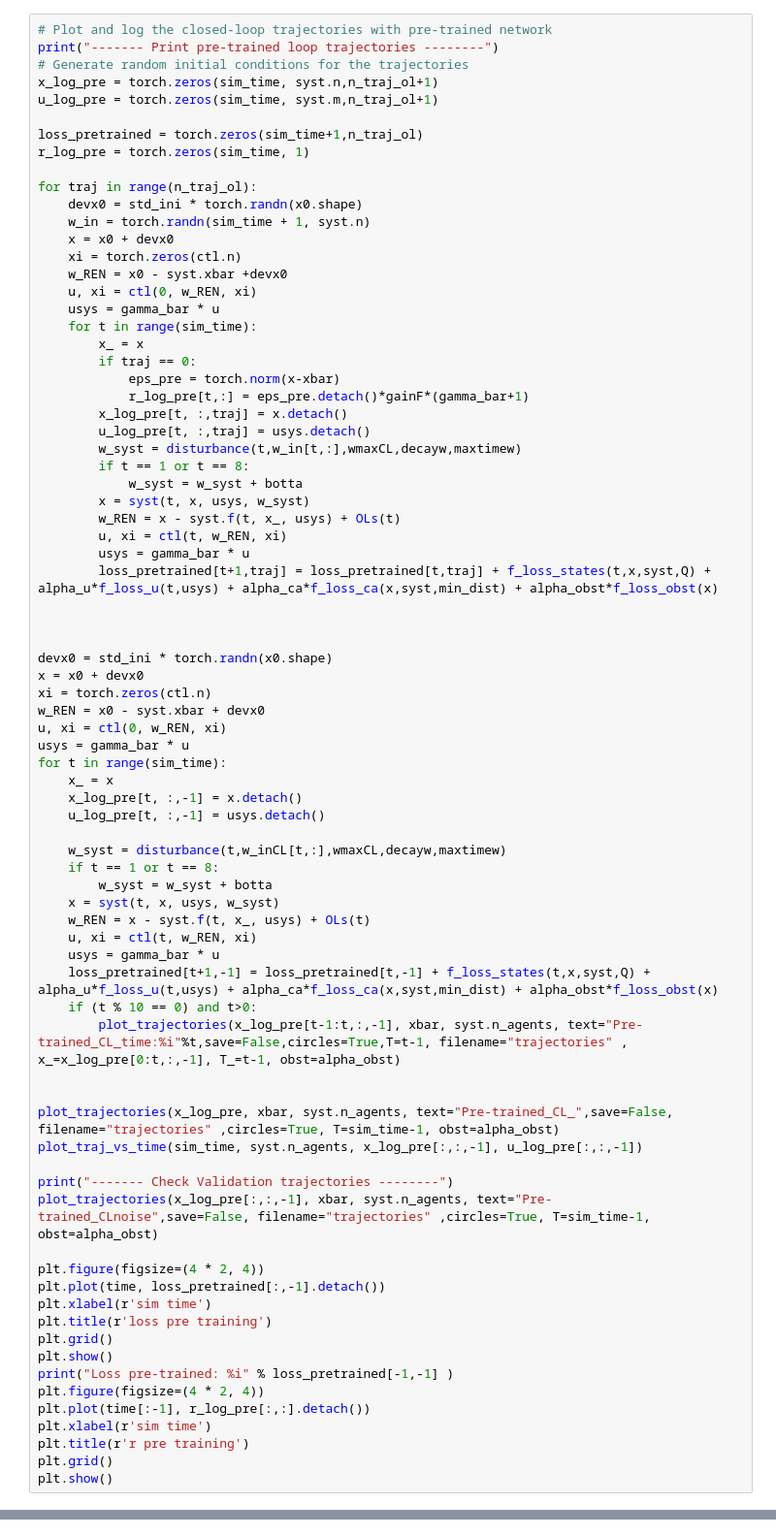
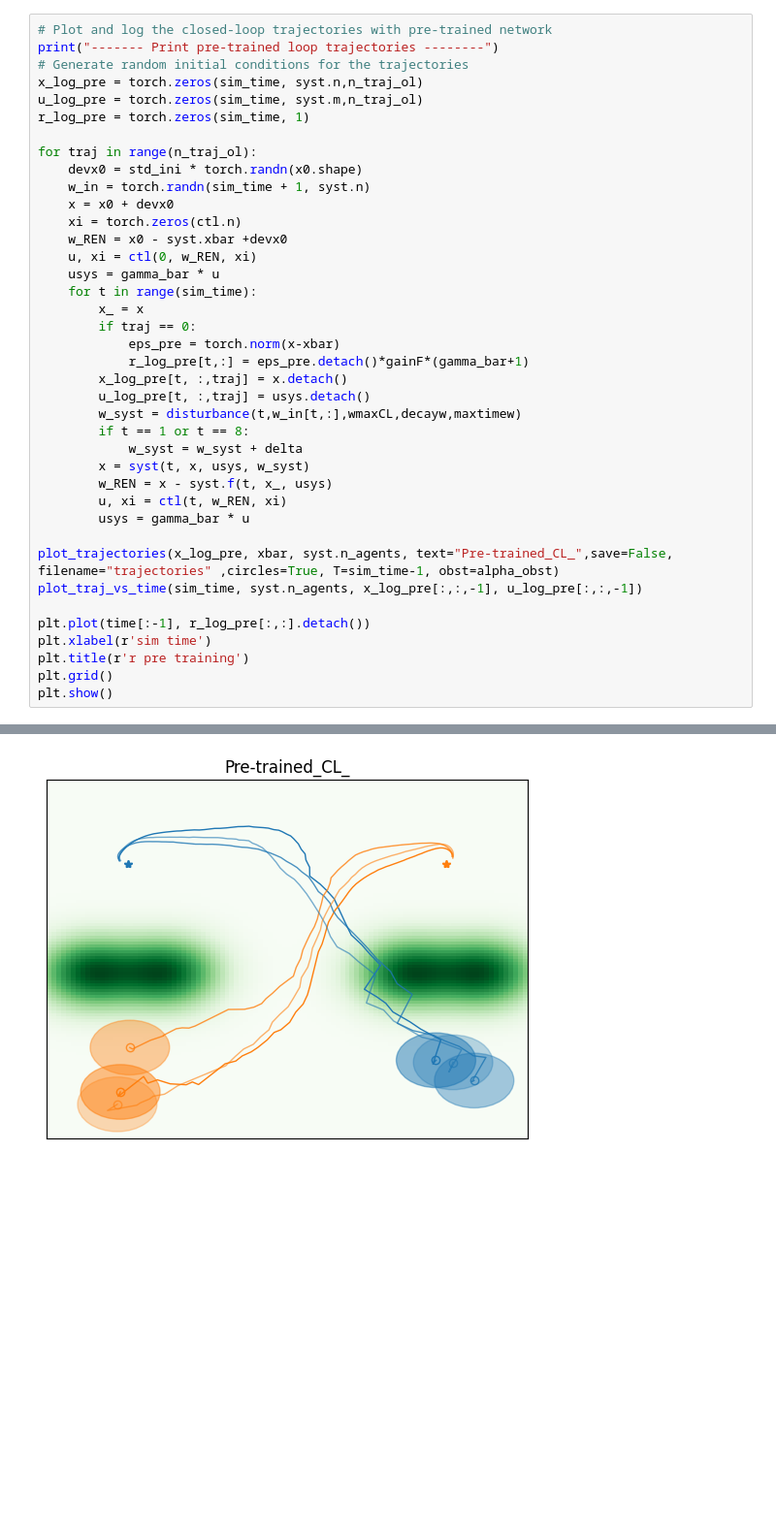
Before and after one commit to DaniloSaccani/Online_neurSLS, a Jupyter notebook: Main_Online_RH.ipynb, the cells around one changed output, grey strips where cells are left out. Shown at 97% size. Cells and saved outputs as stored; diff of their text form; blank space fills up the shorter version.

```diff
--- a/Main_Online_RH.ipynb
+++ b/Main_Online_RH.ipynb
@@ -128,79 +58,41 @@ Number of collisions after training: 0
 # Plot and log the closed-loop trajectories with pre-trained network
 print("------- Print pre-trained loop trajectories --------")
 # Generate random initial conditions for the trajectories
-x_log_pre = torch.zeros(sim_time, syst.n,n_traj_ol+1)
-u_log_pre = torch.zeros(sim_time, syst.m,n_traj_ol+1)
-
-loss_pretrained = torch.zeros(sim_time+1,n_traj_ol)
+x_log_pre = torch.zeros(sim_time, syst.n,n_traj_ol)
+u_log_pre = torch.zeros(sim_time, syst.m,n_traj_ol)
 r_log_pre = torch.zeros(sim_time, 1)
 
 for traj in range(n_traj_ol):
     devx0 = std_ini * torch.randn(x0.shape)
     w_in = torch.randn(sim_time + 1, syst.n)
     x = x0 + devx0
     xi = torch.zeros(ctl.n)
     w_REN = x0 - syst.xbar +devx0
     u, xi = ctl(0, w_REN, xi)
     usys = gamma_bar * u
     for t in range(sim_time):
         x_ = x
         if traj == 0:
             eps_pre = torch.norm(x-xbar)
             r_log_pre[t,:] = eps_pre.detach()*gainF*(gamma_bar+1)
         x_log_pre[t, :,traj] = x.detach()
         u_log_pre[t, :,traj] = usys.detach()
         w_syst = disturbance(t,w_in[t,:],wmaxCL,decayw,maxtimew)
         if t == 1 or t == 8:
-            w_syst = w_syst + botta
+            w_syst = w_syst + delta
         x = syst(t, x, usys, w_syst)
-        w_REN = x - syst.f(t, x_, usys) + OLs(t)
+        w_REN = x - syst.f(t, x_, usys)
         u, xi = ctl(t, w_REN, xi)
         usys = gamma_bar * u
-        loss_pretrained[t+1,traj] = loss_pretrained[t,traj] + f_loss_states(t,x,syst,Q) + alpha_u*f_loss_u(t,usys) + alpha_ca*f_loss_ca(x,syst,min_dist) + alpha_obst*f_loss_obst(x)
-
-
-
-devx0 = std_ini * torch.randn(x0.shape)
-x = x0 + devx0
-xi = torch.zeros(ctl.n)
-w_REN = x0 - syst.xbar + devx0
-u, xi = ctl(0, w_REN, xi)
-usys = gamma_bar * u
-for t in range(sim_time):
-    x_ = x
-    x_log_pre[t, :,-1] = x.detach()
-    u_log_pre[t, :,-1] = usys.detach()
-
-    w_syst = disturbance(t,w_inCL[t,:],wmaxCL,decayw,maxtimew)
-    if t == 1 or t == 8:
-        w_syst = w_syst + botta
-    x = syst(t, x, usys, w_syst)
-    w_REN = x - syst.f(t, x_, usys) + OLs(t)
-    u, xi = ctl(t, w_REN, xi)
-    usys = gamma_bar * u
-    loss_pretrained[t+1,-1] = loss_pretrained[t,-1] + f_loss_states(t,x,syst,Q) + alpha_u*f_loss_u(t,usys) + alpha_ca*f_loss_ca(x,syst,min_dist) + alpha_obst*f_loss_obst(x)
-    if (t % 10 == 0) and t>0:
-        plot_trajectories(x_log_pre[t-1:t,:,-1], xbar, syst.n_agents, text="Pre-trained_CL_time:%i"%t,save=False,circles=True,T=t-1, filename="trajectories" , x_=x_log_pre[0:t,:,-1], T_=t-1, obst=alpha_obst)
-
 
 plot_trajectories(x_log_pre, xbar, syst.n_agents, text="Pre-trained_CL_",save=False, filename="trajectories" ,circles=True, T=sim_time-1, obst=alpha_obst)
 plot_traj_vs_time(sim_time, syst.n_agents, x_log_pre[:,:,-1], u_log_pre[:,:,-1])
 
-print("------- Check Validation trajectories --------")
-plot_trajectories(x_log_pre[:,:,-1], xbar, syst.n_agents, text="Pre-trained_CLnoise",save=False, filename="trajectories" ,circles=True, T=sim_time-1, obst=alpha_obst)
-
-plt.figure(figsize=(4 * 2, 4))
-plt.plot(time, loss_pretrained[:,-1].detach())
-plt.xlabel(r'sim time')
-plt.title(r'loss pre training')
-plt.grid()
-plt.show()
-print("Loss pre-trained: %i" % loss_pretrained[-1,-1] )
-plt.figure(figsize=(4 * 2, 4))
 plt.plot(time[:-1], r_log_pre[:,:].detach())
 plt.xlabel(r'sim time')
 plt.title(r'r pre training')
 plt.grid()
 plt.show()
 # %% [output]
 ------- Print pre-trained loop trajectories --------
+[figure, added]
```
Also changed, not shown: parts of 8 cells of this notebook, 4 other files.
